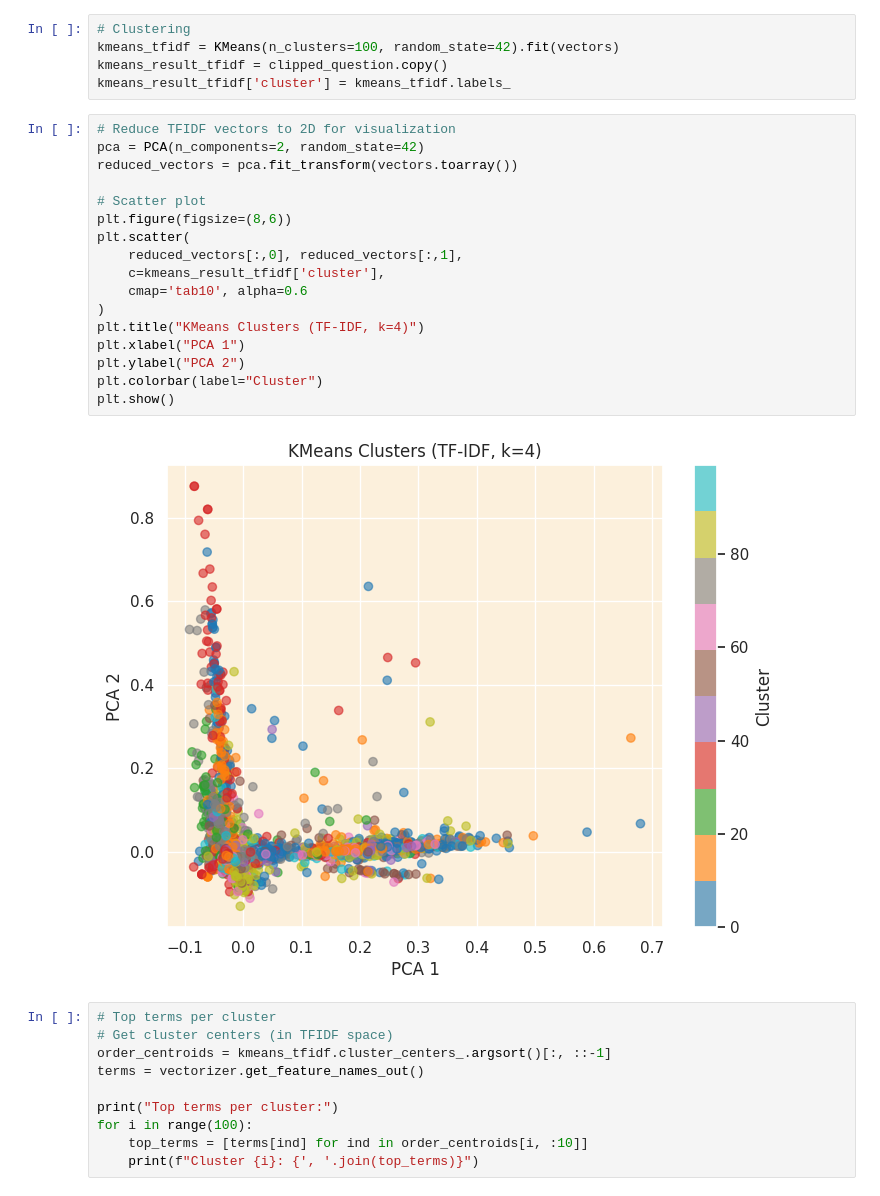
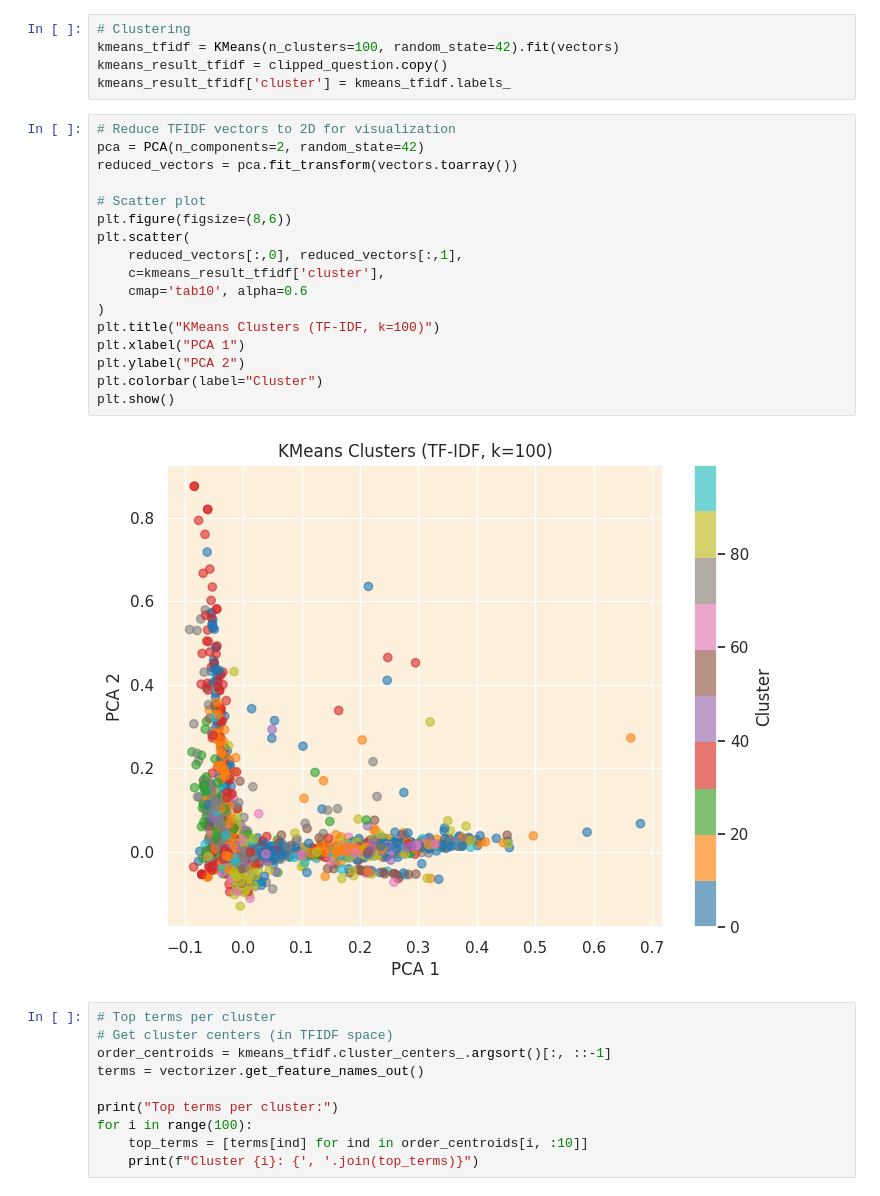
Before and after one commit to Meinya98/Queries-Clustering, a Jupyter notebook: Queries_Clustering.ipynb, the cells around one changed output. Saved outputs shown, nothing was run; the diff lists cells and outputs as text.

```diff
--- a/Queries_Clustering.ipynb
+++ b/Queries_Clustering.ipynb
@@ -475,22 +475,22 @@ kmeans_result_tfidf['cluster'] = kmeans_tfidf.labels_
 # %%
 # Reduce TFIDF vectors to 2D for visualization
 pca = PCA(n_components=2, random_state=42)
 reduced_vectors = pca.fit_transform(vectors.toarray())
 
 # Scatter plot
 plt.figure(figsize=(8,6))
 plt.scatter(
     reduced_vectors[:,0], reduced_vectors[:,1],
     c=kmeans_result_tfidf['cluster'],
     cmap='tab10', alpha=0.6
 )
-plt.title("KMeans Clusters (TF-IDF, k=4)")
+plt.title("KMeans Clusters (TF-IDF, k=100)")
 plt.xlabel("PCA 1")
 plt.ylabel("PCA 2")
 plt.colorbar(label="Cluster")
 plt.show()
 # %% [output]
-[figure, old version]
+[figure, new version]
 # %%
 # Top terms per cluster
 # Get cluster centers (in TFIDF space)
```
Also changed, not shown: parts of 8 cells of this notebook.
